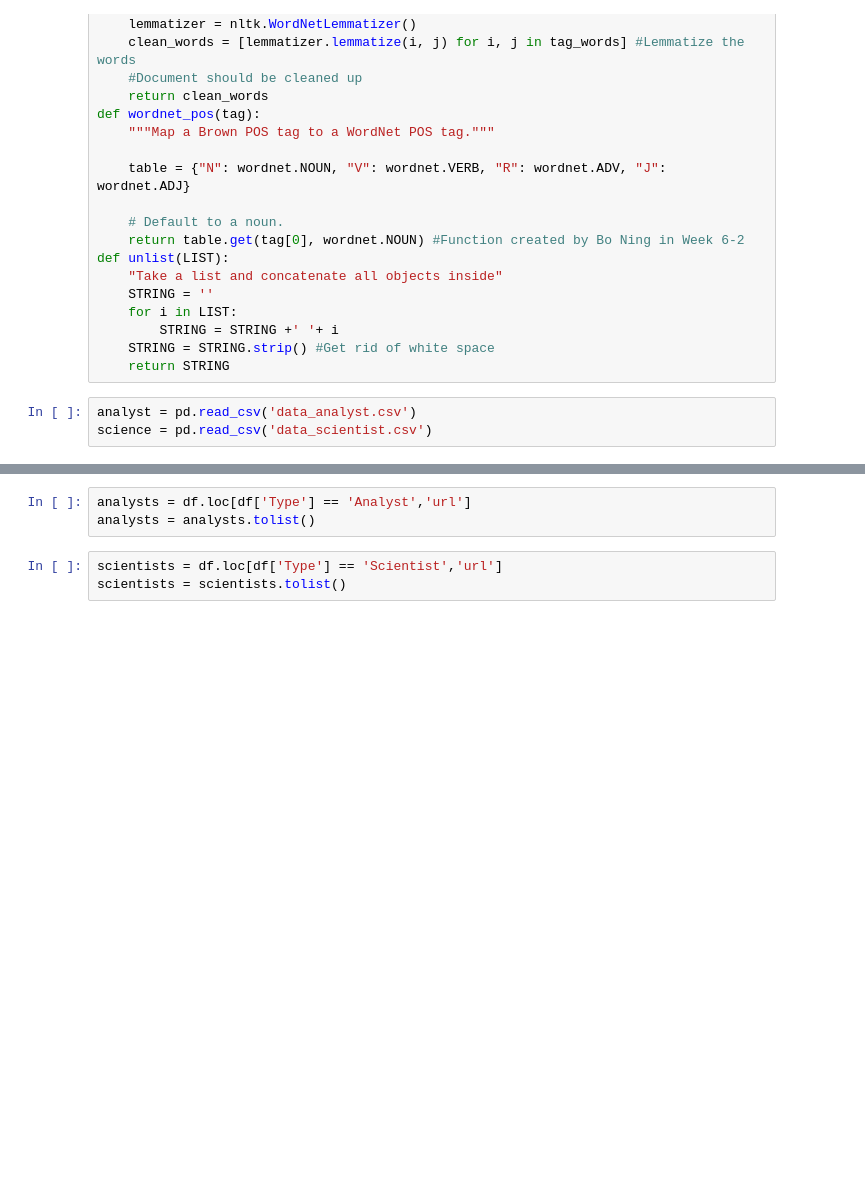
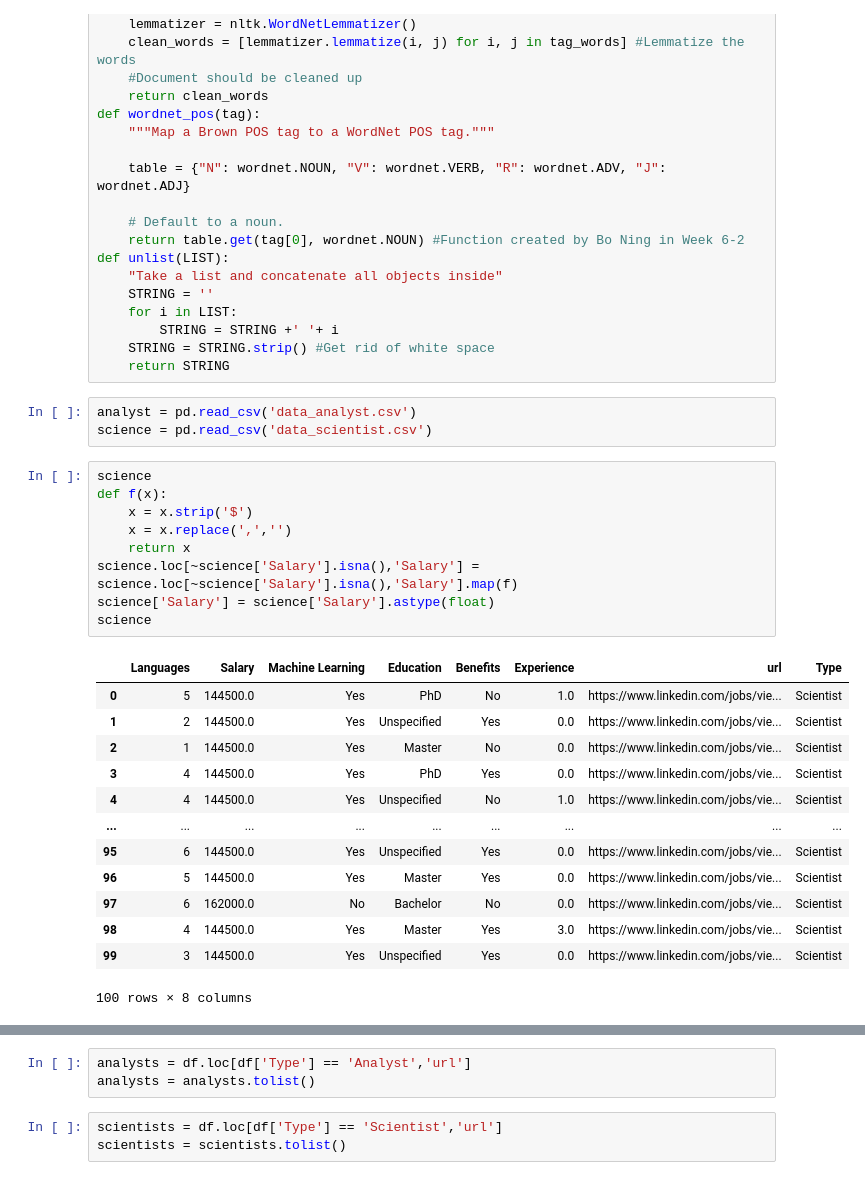
Before and after one commit to clwchanx/STA-141B, a Jupyter notebook: NLP.ipynb, the cells around one changed output, grey strips where cells are left out. Saved outputs shown, nothing was run; the diff lists cells and outputs as text; blank space fills up the shorter version.

```diff
--- a/NLP.ipynb
+++ b/NLP.ipynb
@@ -56,6 +56,29 @@ def unlist(LIST):
 # %%
 analyst = pd.read_csv('data_analyst.csv')
 science = pd.read_csv('data_scientist.csv')
+# %%
+science
+def f(x):
+    x = x.strip('$')
+    x = x.replace(',','')
+    return x
+science.loc[~science['Salary'].isna(),'Salary'] = science.loc[~science['Salary'].isna(),'Salary'].map(f)
+science['Salary'] = science['Salary'].astype(float)
+science
+# %% [output]
+|  | Languages | Salary | Machine Learning | Education | Benefits | Experience | url | Type |
+| 0 | 5 | 144500.0 | Yes | PhD | No | 1.0 | https://www.linkedin.com/jobs/vie... | Scientist |
+| 1 | 2 | 144500.0 | Yes | Unspecified | Yes | 0.0 | https://www.linkedin.com/jobs/vie... | Scientist |
+| 2 | 1 | 144500.0 | Yes | Master | No | 0.0 | https://www.linkedin.com/jobs/vie... | Scientist |
+| 3 | 4 | 144500.0 | Yes | PhD | Yes | 0.0 | https://www.linkedin.com/jobs/vie... | Scientist |
+| 4 | 4 | 144500.0 | Yes | Unspecified | No | 1.0 | https://www.linkedin.com/jobs/vie... | Scientist |
+| ... | ... | ... | ... | ... | ... | ... | ... | ... |
+| 95 | 6 | 144500.0 | Yes | Unspecified | Yes | 0.0 | https://www.linkedin.com/jobs/vie... | Scientist |
+| 96 | 5 | 144500.0 | Yes | Master | Yes | 0.0 | https://www.linkedin.com/jobs/vie... | Scientist |
+| 97 | 6 | 162000.0 | No | Bachelor | No | 0.0 | https://www.linkedin.com/jobs/vie... | Scientist |
+| 98 | 4 | 144500.0 | Yes | Master | Yes | 3.0 | https://www.linkedin.com/jobs/vie... | Scientist |
+| 99 | 3 | 144500.0 | Yes | Unspecified | Yes | 0.0 | https://www.linkedin.com/jobs/vie... | Scientist |
+100 rows × 8 columns
 # %%
 df = pd.concat([analyst,science])
 df = df.iloc[:,1:]
```
Also changed, not shown: parts of 19 cells of this notebook, 3 other files.
